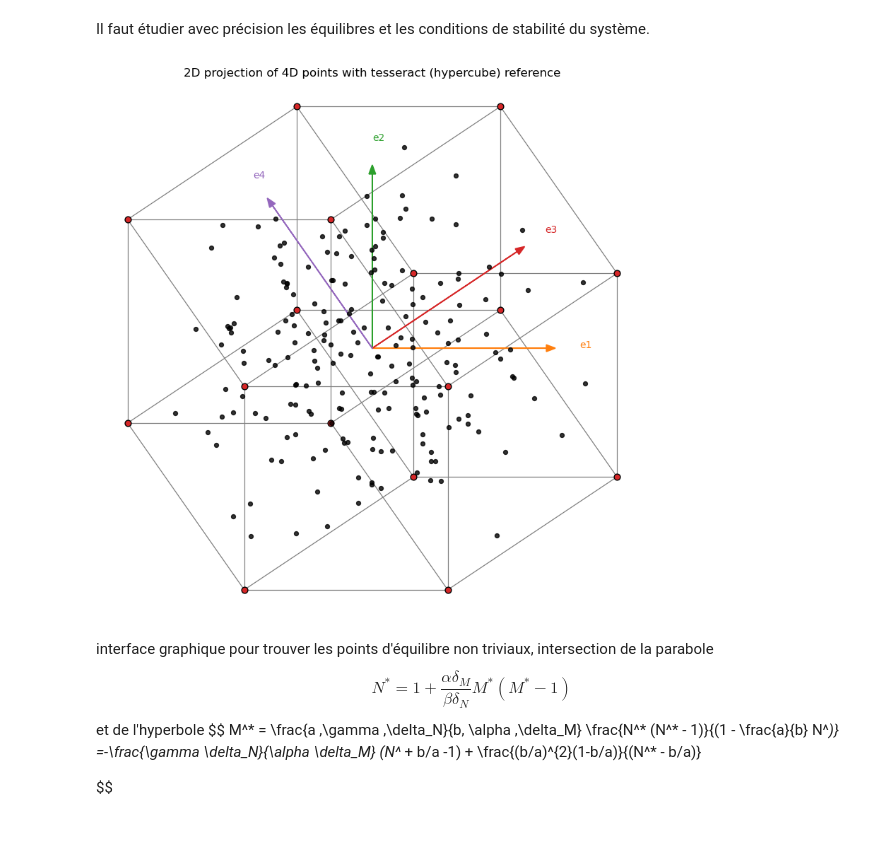
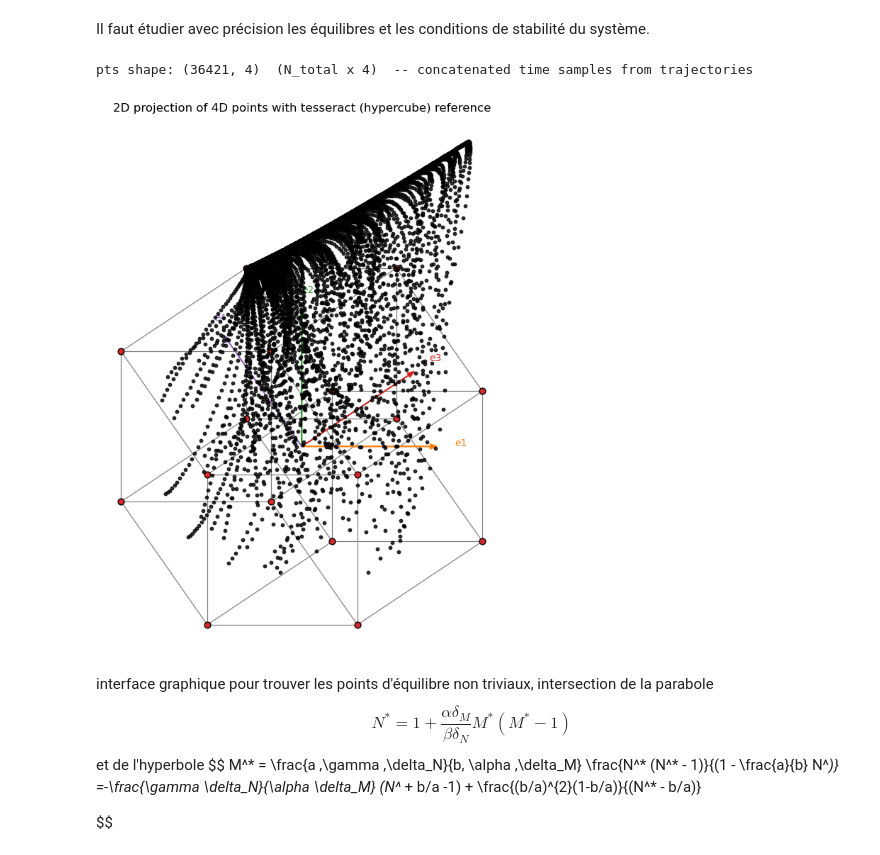
Before and after one commit to azerad/immunomath, a Jupyter notebook: model_arthritis_olivier.ipynb, the cells around one changed output. Saved outputs shown, nothing was run; the diff lists cells and outputs as text; code cells hidden in the pictures.

```diff
--- a/model_arthritis_olivier.ipynb
+++ b/model_arthritis_olivier.ipynb
@@ -503,8 +503,35 @@ from itertools import product
 
 # 2D projection of 4D points using a tesseract (4-hypercube) as reference.
 # Uses existing `pts` (Nx4 numpy array) and plotting imports already present in the notebook.
+# build `pts` as the entire trajectories of `system_adim_oliv` (concatenated time samples)
+np.random.seed(0)
+params = (1, 1, 1, 1, 1, 0.35, 1)   # alpha, beta, gamma, delta_N, delta_M, a, b
+low, high = 0.0, 1.0
+n_pts = 128
+duree = 30.0
 
+inits = np.random.uniform(low, high, size=(n_pts, 4))
+all_traj = []
 
+# choose time sampling for each trajectory
+n_time = max(2, int(duree * 10) + 1)  # ~10 samples per time unit
+t_eval = np.linspace(0.0, duree, n_time)
+
+for y0 in inits:
+    sol = solve_ivp(system_adim_oliv, [0.0, duree], y0, args=tuple(params), t_eval=t_eval, method='Radau')
+    if sol.success:
+        # sol.y shape is (4, n_time) -> transpose to (n_time, 4) and collect
+        all_traj.append(sol.y.T)
+
+# If no trajectories succeeded, fall back to using the initial points (one sample each)
+if len(all_traj) == 0:
+    pts = inits.copy()
+else:
+    # concatenate all time samples from all trajectories into a single (N_total x 4) array
+    pts = np.vstack(all_traj)
+
+print(f"pts shape: {pts.shape}  (N_total x 4)  -- concatenated time samples from trajectories")
+#####
 def plot_tesseract_2d_projection(points=pts,
                                  bounds=(0.0, 1.0),
                                  figsize=(8,8),
@@ -513,7 +540,7 @@ def plot_tesseract_2d_projection(points=pts,
                                  vertex_color='C3',
                                  point_color='k',
                                  point_alpha=0.8,
-                                 point_s=18):
+                                 point_s=5):
     """
     Project a 4D hypercube (tesseract) into 2D and plot:
     - the projected hypercube edges (reference),
@@ -556,34 +583,35 @@ def plot_tesseract_2d_projection(points=pts,
     # draw vertices (outer/inner square corners)
     ax.scatter(proj_verts[:,0], proj_verts[:,1], color=vertex_color, s=40, zorder=3, edgecolor='k')
 
     if annotate_vertices:
         for v, coords in zip(verts4, proj_verts):
             label = ''.join(str(int(x)) for x in v)  # binary label e.g. '0101'
             ax.text(coords[0], coords[1], label, fontsize=8, ha='center', va='center')
 
     # optional: show arrows representing the four canonical 4D axes (projected)
     if show_axis_arrows:
         origin = np.zeros(2)
         # projected directions of unit vectors e1..e4
         e_dirs = P.T  # shape (4,2)
         for i, d in enumerate(e_dirs):
             ax.arrow(origin[0], origin[1], d[0]*0.9, d[1]*0.9,
                      head_width=0.03, head_length=0.04, fc='C{}'.format(i+1),
                      ec='C{}'.format(i+1), length_includes_head=True, linewidth=1.2, zorder=4)
             ax.text(d[0]*1.02, d[1]*1.02, f'e{i+1}', color=f'C{i+1}', fontsize=10)
 
     # plot the projected sample points
     ax.scatter(pts_proj[:,0], pts_proj[:,1], c=point_color, s=point_s, alpha=point_alpha, zorder=5)
 
     ax.set_title("2D projection of 4D points with tesseract (hypercube) reference")
     ax.axis('off')
     plt.tight_layout()
     plt.show()
 
 # Example usage with the existing `pts` variable
 plot_tesseract_2d_projection(points=pts, annotate_vertices=False, figsize=(8,8))
 # %% [output]
+pts shape: (36421, 4)  (N_total x 4)  -- concatenated time samples from trajectories
-[figure, old version]
+[figure, new version]
 # %% [markdown]
 interface graphique pour trouver les points d'équilibre non triviaux, intersection de la parabole
 $$
```
Also changed, not shown: parts of 2 cells of this notebook.
